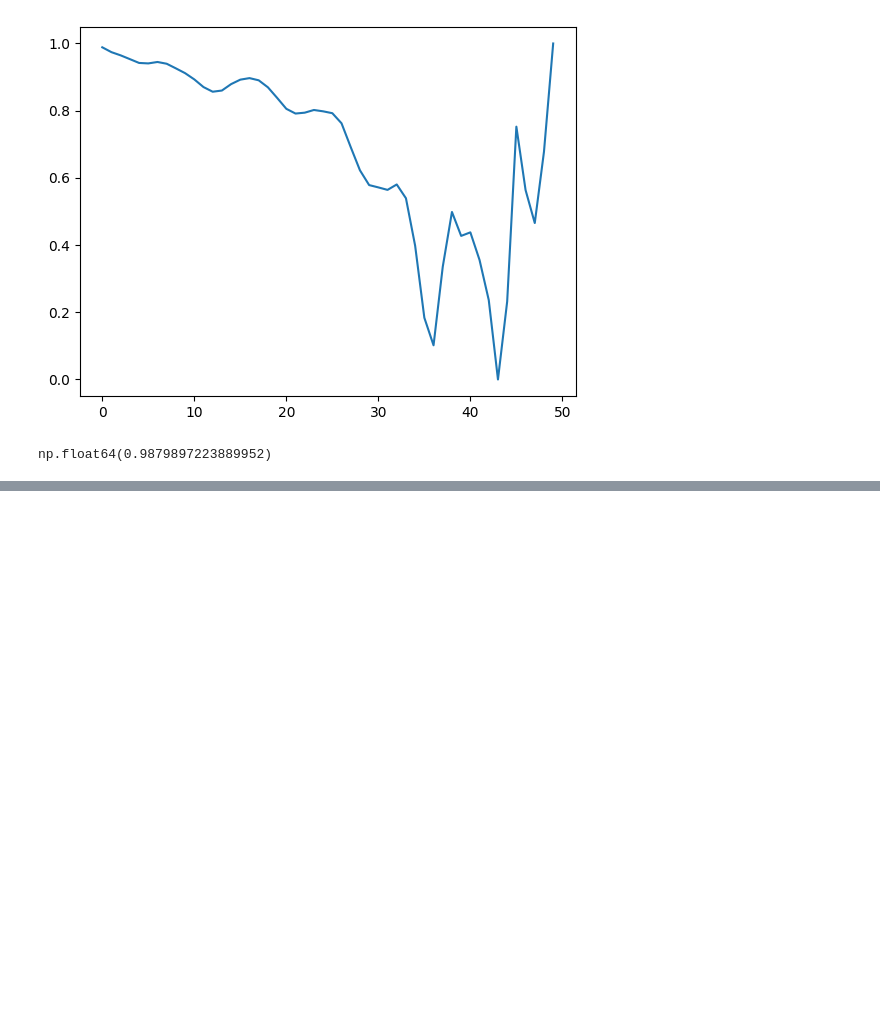
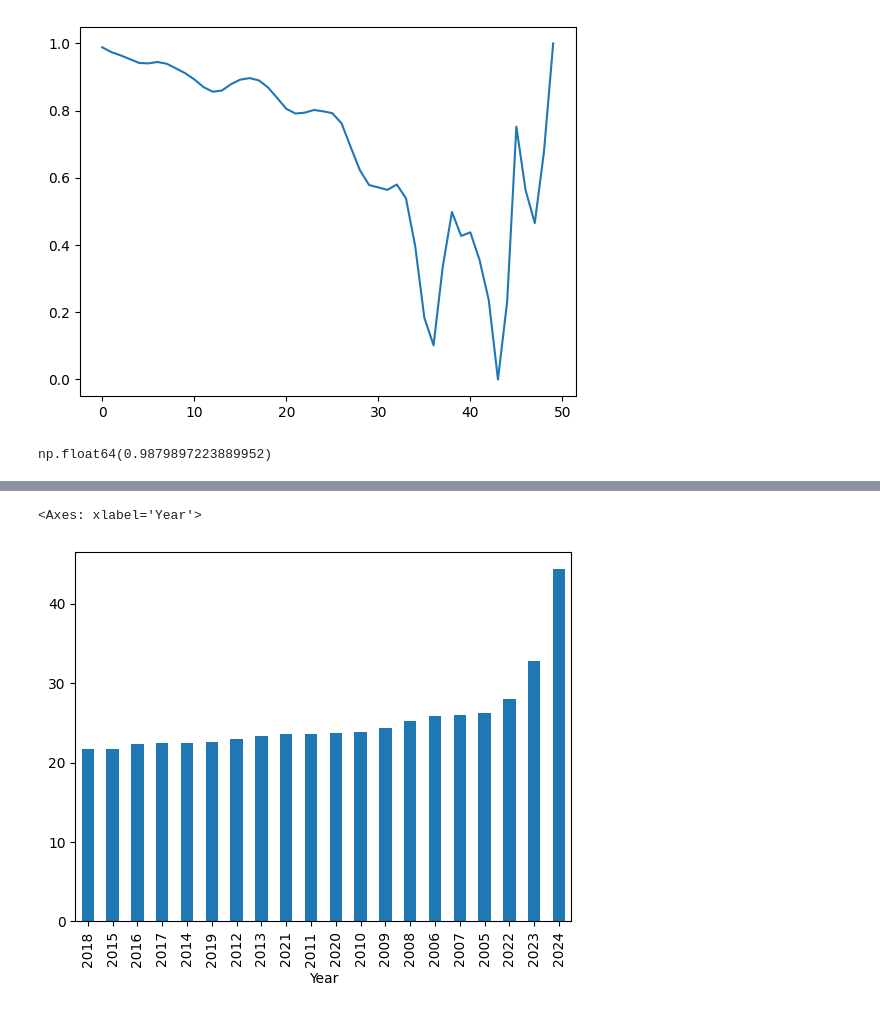
Before and after one commit to Orilly/data-science-summative, a Jupyter notebook: cleaning.ipynb, the cells around one changed output, grey strips where cells are left out. Drawn from its saved outputs; the diff is of its cells as text; code cells hidden in the pictures; blank space fills up the shorter version.

```diff
--- a/cleaning.ipynb
+++ b/cleaning.ipynb
@@ -240,0 +336,5 @@ can do autocorr against every country using groupby -- show graph, trend, error
+# %%
+missing_by_year.sort_values().plot(kind="bar")
+# %% [output]
+<Axes: xlabel='Year'>
+[figure, added]
```
Also changed, not shown: parts of 21 cells of this notebook.
